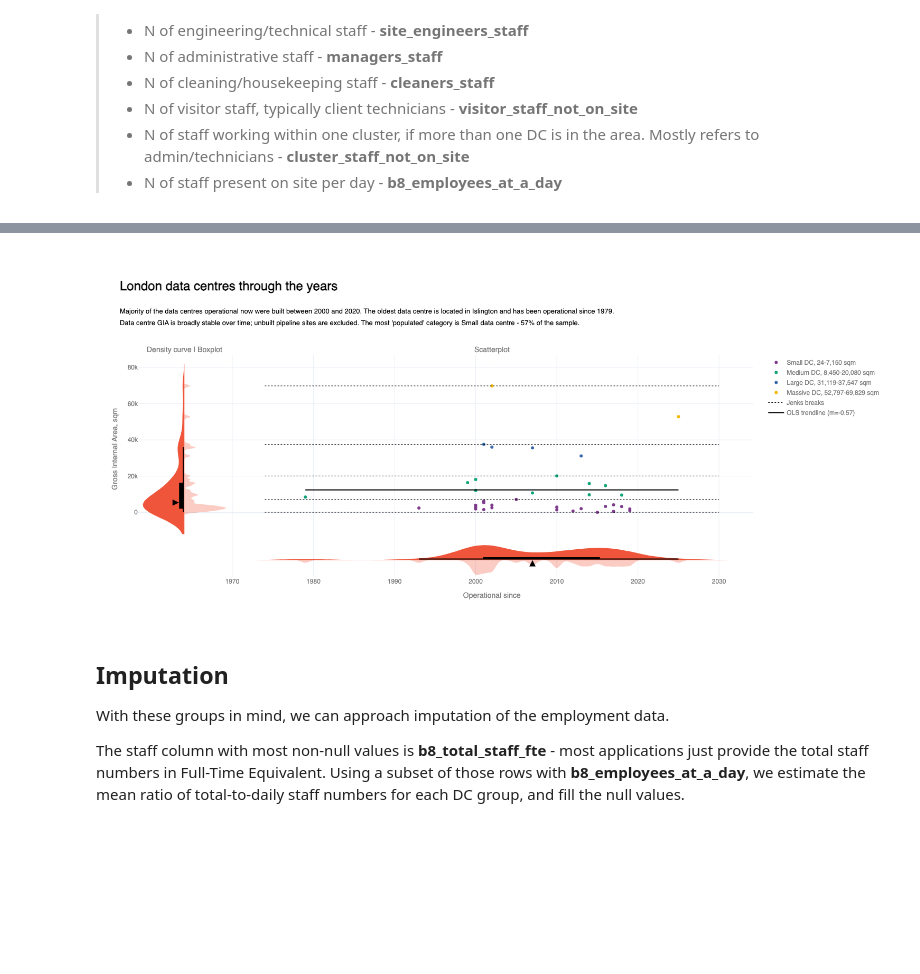
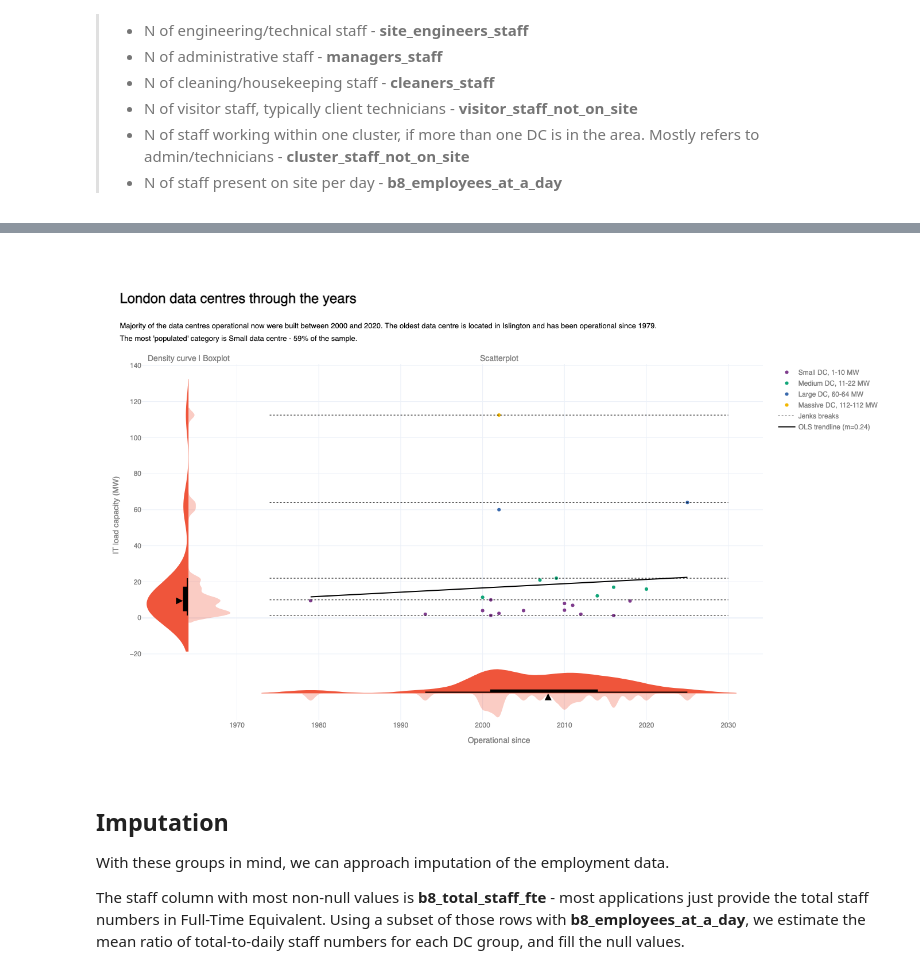
Before and after one commit to a-saveleva/casa0007_project, a Jupyter notebook: CASA0007_project.ipynb, the cells around one changed output, grey strips where cells are left out. Drawn from its saved outputs; the diff is of its cells as text; code cells hidden in the pictures; blank space fills up the shorter version.

Commit message:
refined clustering + new edition of dataset

```diff
--- a/CASA0007_project.ipynb
+++ b/CASA0007_project.ipynb
@@ -353,2 +158,0 @@ data_ldn_exstg["B8_gia_group"] = pd.cut(
-# %%
-data_ldn_exstg["b8_gia_1000_sqm"] = data_ldn_exstg["b8_gia_sqm"] / 1000
@@ -354,0 +206,11 @@ data_ldn_exstg["b8_gia_1000_sqm"] = data_ldn_exstg["b8_gia_sqm"] / 1000
+# %%
+k_means_optimum = KMeans(n_clusters = 3, init = 'k-means++', random_state=42, n_init="auto")
+y = k_means_optimum.fit_predict(X)
+# print(y)
+
+# write clusters into the initial dataframe
+data_ldn_exstg["cluster"] = np.nan
+data_ldn_exstg.loc[data_sizes_no_na.index, "cluster"] = y
+
+score = silhouette_score(X,y)
+print(score)
@@ -357,14 +266,14 @@ data_ldn_exstg["b8_gia_1000_sqm"] = data_ldn_exstg["b8_gia_sqm"] / 1000
 # Build subplots
 #______________________________________
 notes_colour, labels_colour = "black", "grey"
-df = data_ldn_exstg.dropna(subset=["b8_gia_sqm", "data_centre_since"]).copy()
+df = data_ldn_exstg.dropna(subset=["it_load_capacity_mw", "data_centre_since"]).copy()
 
 cols_to_show = ["id","current_occupier","lpa_name","data_centre_since","b8_gia_sqm",
                 "b8_total_staff_fte","b8_employees_at_a_day_estimate","total/day ratio"]
+
 hovertemplate = "<br>".join([f"{c}: %{{customdata[{i}]}}" for i, c in enumerate(cols_to_show)])
-
 base_color, colors = px.colors.qualitative.Plotly[1], px.colors.qualitative.Bold
-main_x, main_y = df["data_centre_since"], df["b8_gia_sqm"]
+main_x, main_y = df["data_centre_since"], df["it_load_capacity_mw"]
 median_value, median_year = main_y.median(), main_x.median()
 
 fig = make_subplots(
@@ -375,50 +284,36 @@ fig = make_subplots(
     specs=[[{"type":"xy"},{"type":"xy"}],[{"type":"xy"},{"type":"xy"}]],
 )
 fig.update_annotations(font=dict(size=14, color=labels_colour))
-
 #______________________________________
 # Scatterplot
 #______________________________________
 for i, band in enumerate(gia_labels):
-    d = df[df["B8_gia_group"] == band]
+    d = df[df["it_load_capacity_mw_group"] == band]
     if d.empty:
         continue
     fig.add_trace(go.Scatter(
-        x=d["data_centre_since"], y=d["b8_gia_sqm"], mode="markers",
-        marker=dict(size=6, color=colors[i % len(colors)]),
-        customdata=d[cols_to_show].to_numpy(), hovertemplate=hovertemplate,
-        name=f"{band} DC, {int(d['b8_gia_sqm'].min()):,}-{int(d['b8_gia_sqm'].max()):,} sqm",
+        x=d["data_centre_since"], y=d["it_load_capacity_mw"], mode="markers",marker=dict(size=6, color=colors[i % len(colors)]),
+        customdata=d[cols_to_show].to_numpy(), hovertemplate=hovertemplate,name=f"{band} DC, {int(d['it_load_capacity_mw'].min()):,}-{int(d['it_load_capacity_mw'].max()):,} MW",
     ), row=1, col=2)
 
 # Breaks
 for i, b in enumerate(breaks):
     fig.add_trace(go.Scatter(
-        x=[main_x.min()-5, main_x.max()+5], y=[b, b], mode="lines",
-        line=dict(color="black", width=1, dash="dot"),
-        name="Jenks breaks" if i == 0 else None,
-        showlegend=(i == 0),
-        hovertemplate=f"Jenks break<br>GIA: {b:,.0f} sqm<br><extra></extra>",
-        hoverinfo="text"
+        x=[main_x.min()-5, main_x.max()+5], y=[b, b], mode="lines",line=dict(color="black", width=1, dash="dot"), name="Jenks breaks" if i == 0 else None,
+        showlegend=(i == 0), hovertemplate=f"Jenks break<br>IT load boundary: {b:.2f} MW<br><extra></extra>", hoverinfo="text"
     ), row=1, col=2)
-
 #______________________________________
 # Density curves (LEFT - vertical violin for main_y)
 #______________________________________
 fig.add_trace(go.Violin(y=main_y, x0=1, orientation="v", side="positive", points=False,
-                        bandwidth=600, width=45, line=dict(width=0),
-                        fillcolor=make_transparent(base_color, 0.3),
+                        bandwidth=2, width=45, line=dict(width=0),fillcolor=make_transparent(base_color, 0.3),
                         showlegend=False, hoverinfo="skip"), row=1, col=1)
 
-fig.add_trace(go.Violin(y=main_y, orientation="v", side="negative", points=False,
-                        width=45, bandwidth=6000, line=dict(width=0),
-                        box_visible=True, box_fillcolor="black",
-                        box_line=dict(color="black", width=2), box_width=0.18,
-                        fillcolor=base_color, showlegend=False, hoverinfo="skip"), row=1, col=1)
+fig.add_trace(go.Violin(y=main_y, orientation="v", side="negative", points=False,width=45, bandwidth=10, line=dict(width=0),
+                        box_visible=True, box_fillcolor="black",box_line=dict(color="black", width=2), box_width=0.18, fillcolor=base_color, showlegend=False, hoverinfo="skip"), row=1, col=1)
 
 fig.add_scatter(x=[-2], y=[median_value], mode="markers",
-                marker=dict(symbol="arrow-right", color="black", size=12),
-                showlegend=False, hoverinfo="skip")
-
+                marker=dict(symbol="arrow-right", color="black", size=12), showlegend=False, hoverinfo="skip")
 #______________________________________
 # Density curve (BOTTOM - horizontal violin for main_x)
 #______________________________________
@@ -434,9 +329,8 @@ fig.add_trace(go.Violin(x=main_x, y0=0, orientation="h", side="positive", points
                         fillcolor=base_color, showlegend=False, hoverinfo="skip"), row=2, col=2)
 
 fig.add_trace(go.Scatter(x=[median_year], y=[0], mode="markers",
-                         marker=dict(symbol="arrow-up", color="black", size=12),
-                         showlegend=False, hoverinfo="skip"), row=2, col=2)
-
+                        marker=dict(symbol="arrow-up", color="black", size=12),
+                        showlegend=False, hoverinfo="skip"), row=2, col=2)
 #______________________________________
 # Trendline
 #______________________________________
@@ -446,49 +340,48 @@ xt = np.linspace(main_x.min(), main_x.max(), 100)
 fig.add_trace(go.Scatter(x=xt, y=m*xt + c, mode="lines",
                          line=dict(color="black", width=2),
                          name=f"OLS trendline (m={m:.2f})"), row=1, col=2)
-
 #______________________________________
 # Layout updates - adding title and subtitle notes
 #______________________________________
 fig.update_layout(
-    width=1000, height=700, template="plotly_white",
+    width=1000, height=900, template="plotly_white",
     title=dict(
         text=(
             f"<br><span style='font-size:24px; font-weight:bold; color:{notes_colour}; display:block; margin-bottom:2px;'>"
             "London data centres through the years"
             "</span><br><br>"
             f"<span style='font-size:13px; font-weight:300; color:{notes_colour}; display:block; margin-bottom:0px;'>"
             "Majority of the data centres operational now were built between 2000 and 2020. "
             f"The oldest data centre is located in {df.loc[main_x.idxmin(), 'lpa_name']} and has been operational since {int(main_x.min())}. "
             "</span><br>"
             f"<span style='font-size:13px; font-weight:300; color:{notes_colour}; display:block; margin-bottom:0px;'>"
-            "Data centre GIA is broadly stable over time; unbuilt pipeline sites are excluded. "
-            f"The most 'populated' category is {df['B8_gia_group'].value_counts().idxmax()} data centre - {(df['B8_gia_group'].value_counts().max() / (df['B8_gia_group'].notna().sum() / 100)):,.0f}% of the sample."
+            # "Data centre GIA is broadly stable over time; unbuilt pipeline sites are excluded. "
+            f"The most 'populated' category is {df['it_load_capacity_mw_group'].value_counts().idxmax()} data centre - {(df['it_load_capacity_mw_group'].value_counts().max() / (df['it_load_capacity_mw_group'].notna().sum() / 100)):,.0f}% of the sample."
             "</span><br>"
         ),
         x=0.03, xanchor="left", y=0.92, yanchor="top",
     ),
     margin=dict(t=200),
     legend=dict(font=dict(color=labels_colour))
 )
 
 # Axis labels (scatter axes)
 fig.update_xaxes(title_text="Operational since", row=2, col=2,
                  title_font=dict(color=labels_colour), tickfont=dict(color=labels_colour))
-fig.update_yaxes(title_text="Gross Internal Area, sqm", row=1, col=1,
+fig.update_yaxes(title_text="IT load capacity (MW)", row=1, col=1,
                  title_font=dict(color=labels_colour), tickfont=dict(color=labels_colour))
 
 # hide axis clutter on distribution panels
 fig.update_xaxes(showticklabels=False, row=1, col=1)
 fig.update_yaxes(showticklabels=False, row=2, col=2)
 
 # hide the empty bottom-left subplot completely
 fig.update_xaxes(visible=False, row=2, col=1)
 fig.update_yaxes(visible=False, row=2, col=1)
 
 fig.show()
 # %% [output]
-[figure, old version]
+[figure, new version]
 # %%
 # #______________________________________
 # # Build subplots
```
Also changed, not shown: parts of 23 cells of this notebook, 5 other files.
